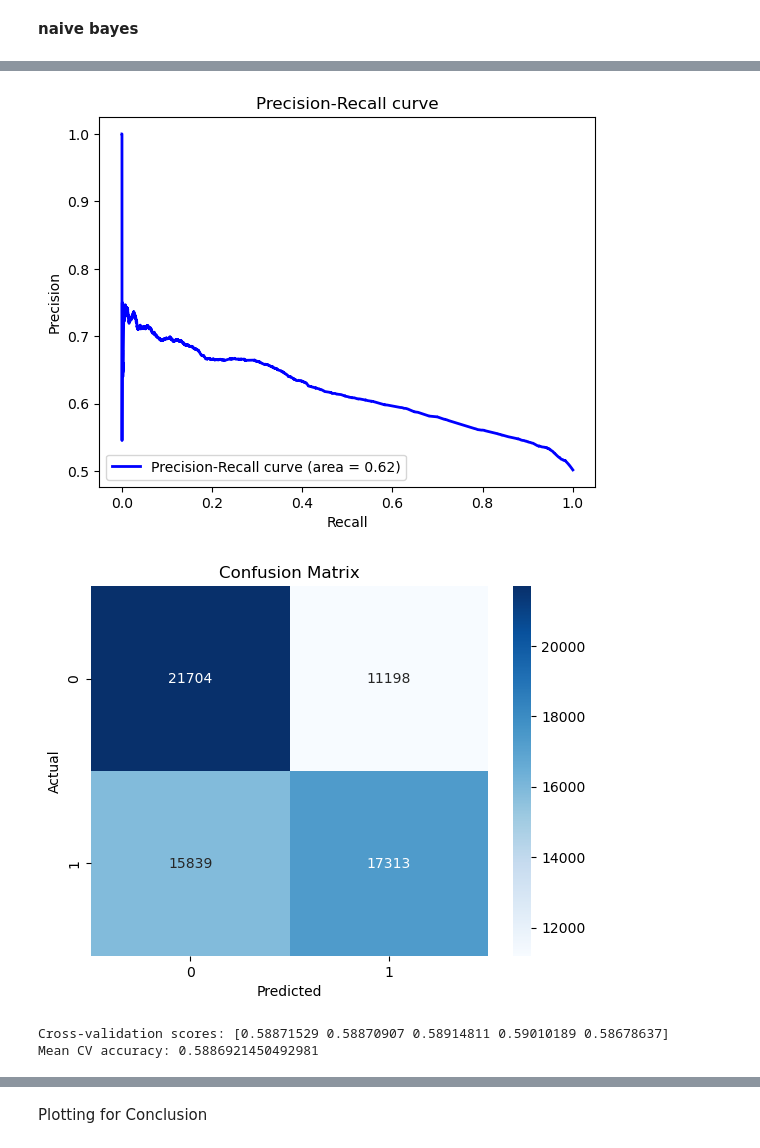
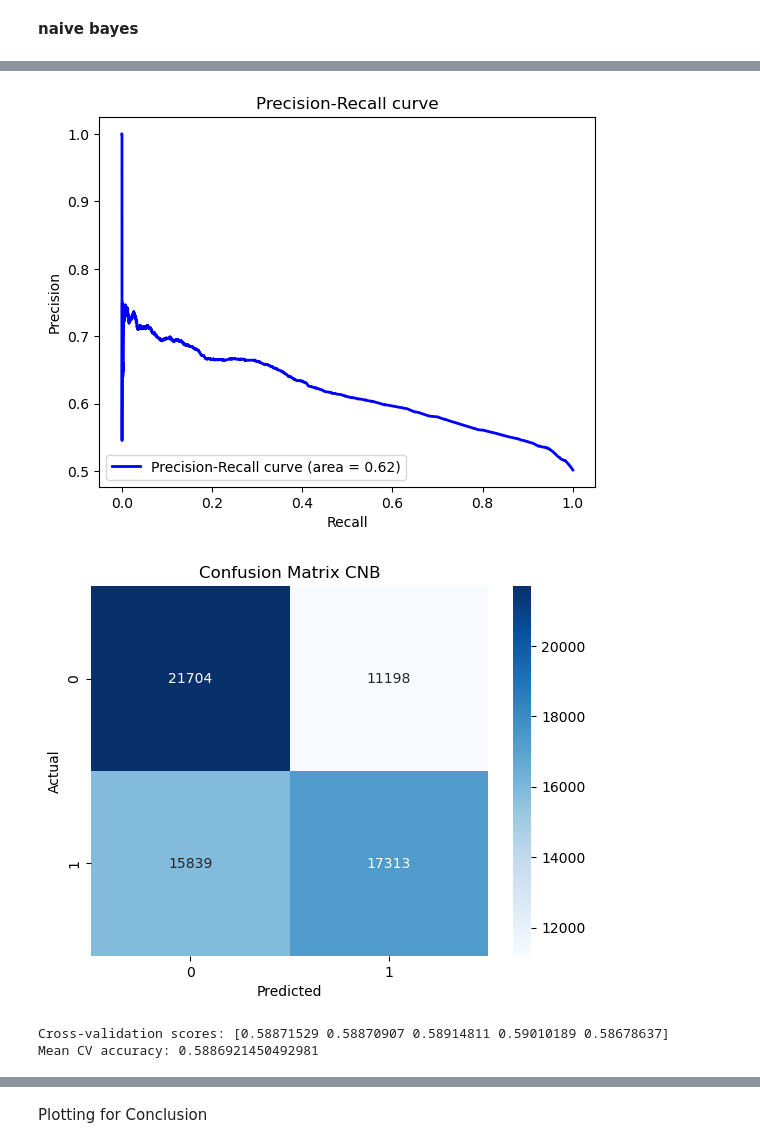
Before and after one commit to aissatouaminata/Thesis-Predicting-Moral-Preferences-in-AV-in-AU, a Jupyter notebook: Thesis_Training_Testing_Plots.ipynb, the cells around one changed output, grey strips where cells are left out. Cells and saved outputs as stored; diff of their text form; code cells hidden in the pictures.

```diff
--- a/Thesis_Training_Testing_Plots.ipynb
+++ b/Thesis_Training_Testing_Plots.ipynb
@@ -396,7 +394,7 @@ plt.figure()
 sns.heatmap(conf_matrix, annot=True, fmt='d', cmap='Blues')
 plt.xlabel('Predicted')
 plt.ylabel('Actual')
-plt.title('Confusion Matrix')
+plt.title('Confusion Matrix CNB')
 plt.show()
 
 # perform cross-validation
@@ -422,34 +420,34 @@ plt.title('Learning Curve')
 plt.legend(loc="best")
 plt.show()
 
 
 # Extract feature importance
 # The complement Naive Bayes model's feature importance can be interpreted from the feature log probabilities.
 feature_importance = best_cnb.feature_log_prob_[1] - best_cnb.feature_log_prob_[0]
 
 # Print feature importance
 print("\nFeature Importance:")
 for feature, importance in zip(features, feature_importance):
     print(f"{feature}: {importance}")
 # %% [output]
 Best Hyperparameters: {'alpha': 0.1, 'norm': False}
 
 Accuracy: 0.590683380264632
 
 Classification Report:
               precision    recall  f1-score   support
 
            0       0.58      0.66      0.62     32902
            1       0.61      0.52      0.56     33152
 
     accuracy                           0.59     66054
    macro avg       0.59      0.59      0.59     66054
 weighted avg       0.59      0.59      0.59     66054
 
 
 Precision-Recall AUC: 0.6171607941657279
 [figure]
-[figure, old version]
+[figure, new version]
 Cross-validation scores: [0.58871529 0.58870907 0.58914811 0.59010189 0.58678637]
 Mean CV accuracy: 0.5886921450492981
 [figure]
```
Also changed, not shown: parts of 5 cells of this notebook.
